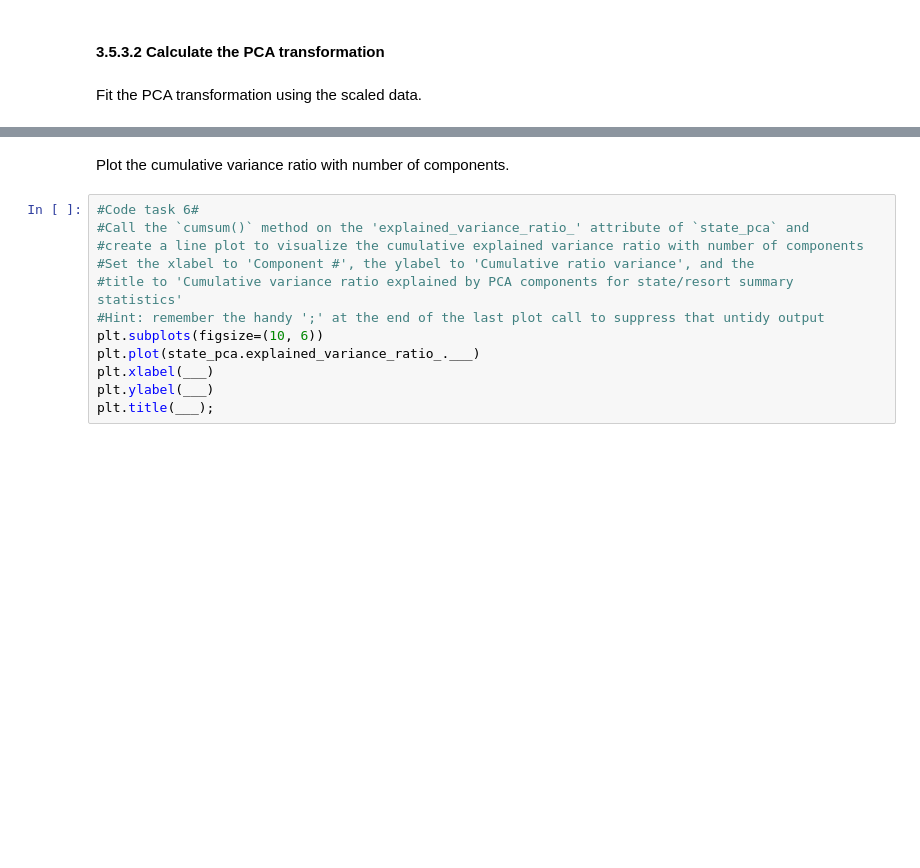
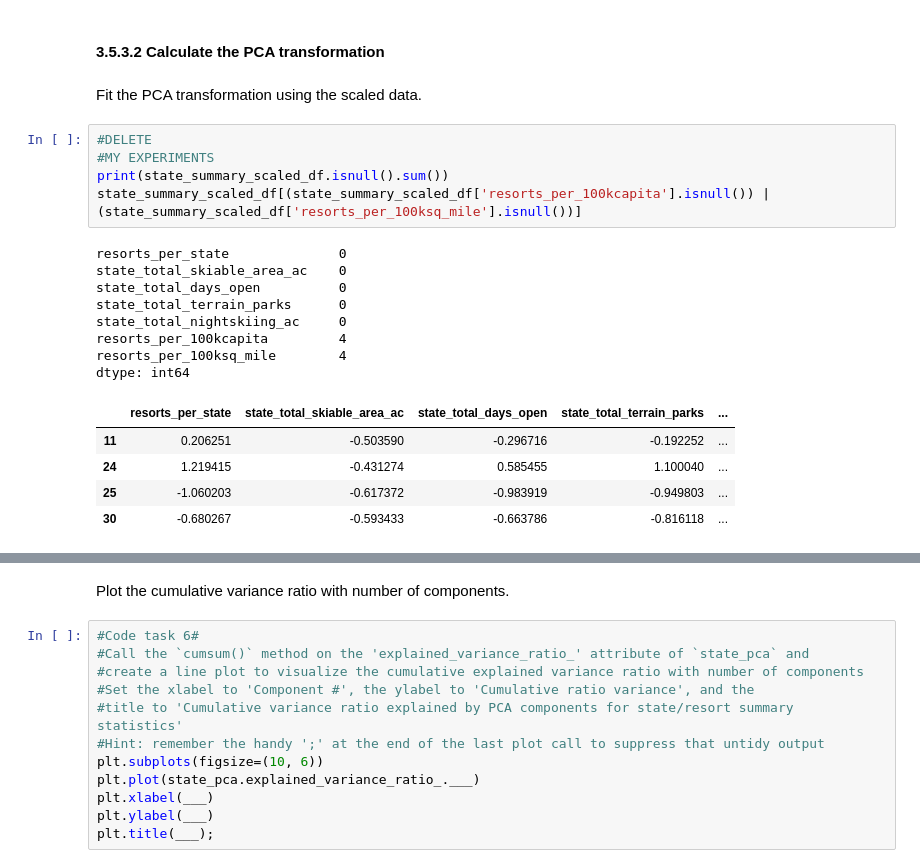
Before and after one commit to kholodov-a/DataScienceGuidedCapstone, a Jupyter notebook: Notebooks/03_exploratory_data_analysis.ipynb, the cells around one changed output, grey strips where cells are left out. Cells and saved outputs as stored; diff of their text form; blank space fills up the shorter version.

```diff
--- a/Notebooks/03_exploratory_data_analysis.ipynb
+++ b/Notebooks/03_exploratory_data_analysis.ipynb
@@ -340,5 +396,24 @@ There! Now it agrees with `scale()` and our expectation. This just goes to show
 #### 3.5.3.2 Calculate the PCA transformation<a id='3.5.3.2_Calculate_the_PCA_transformation'></a>
 # %% [markdown]
 Fit the PCA transformation using the scaled data.
+# %%
+#DELETE
+#MY EXPERIMENTS
+print(state_summary_scaled_df.isnull().sum())
+state_summary_scaled_df[(state_summary_scaled_df['resorts_per_100kcapita'].isnull()) | (state_summary_scaled_df['resorts_per_100ksq_mile'].isnull())]
+# %% [output]
+resorts_per_state              0
+state_total_skiable_area_ac    0
+state_total_days_open          0
+state_total_terrain_parks      0
+state_total_nightskiing_ac     0
+resorts_per_100kcapita         4
+resorts_per_100ksq_mile        4
+dtype: int64
+|  | resorts_per_state | state_total_skiable_area_ac | state_total_days_open | state_total_terrain_parks | ... |
+| 11 | 0.206251 | -0.503590 | -0.296716 | -0.192252 | ... |
+| 24 | 1.219415 | -0.431274 | 0.585455 | 1.100040 | ... |
+| 25 | -1.060203 | -0.617372 | -0.983919 | -0.949803 | ... |
+| 30 | -0.680267 | -0.593433 | -0.663786 | -0.816118 | ... |
 # %%
 state_pca = PCA().fit(state_summary_scale)
```
Also changed, not shown: parts of 7 cells of this notebook, 2 other files.
